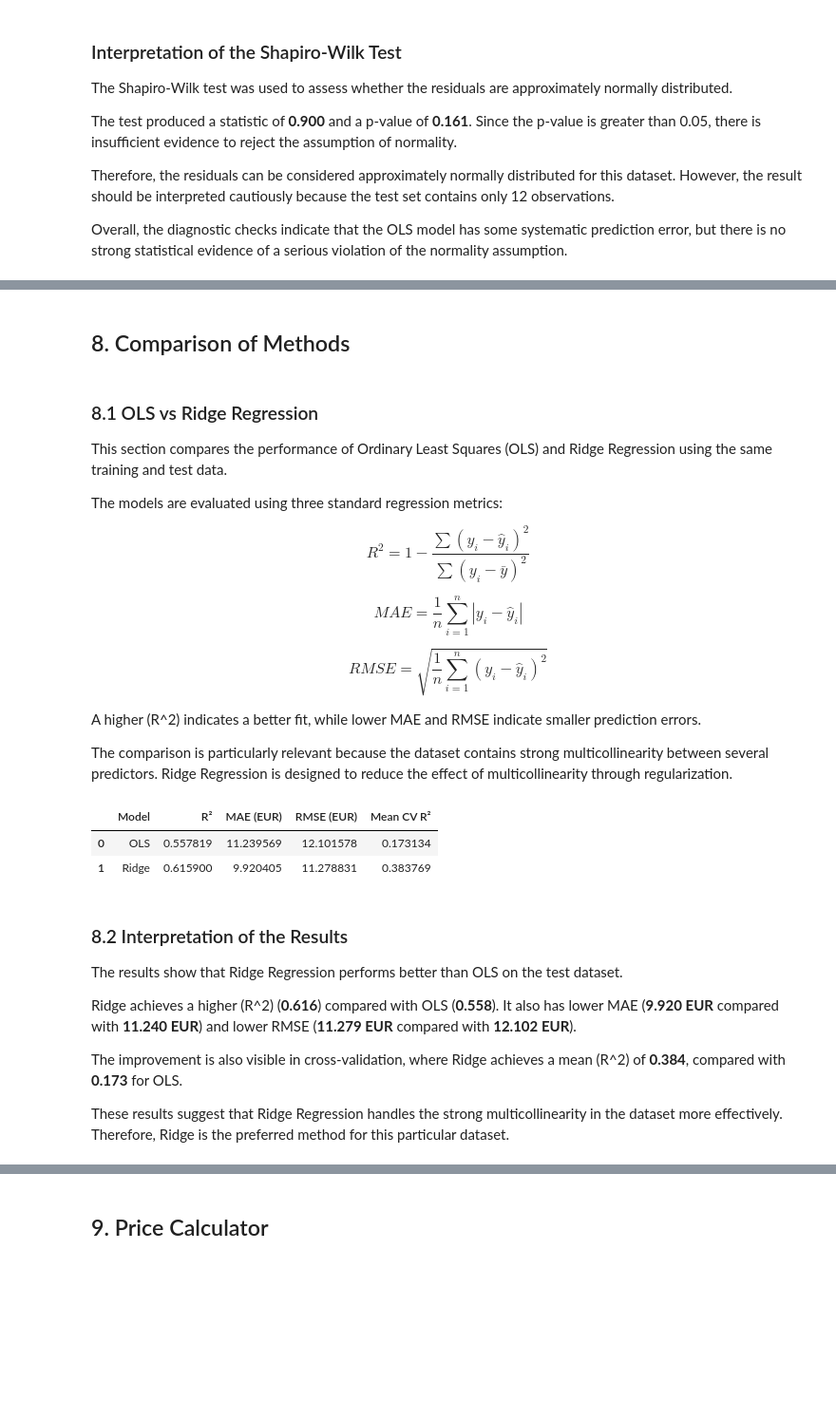
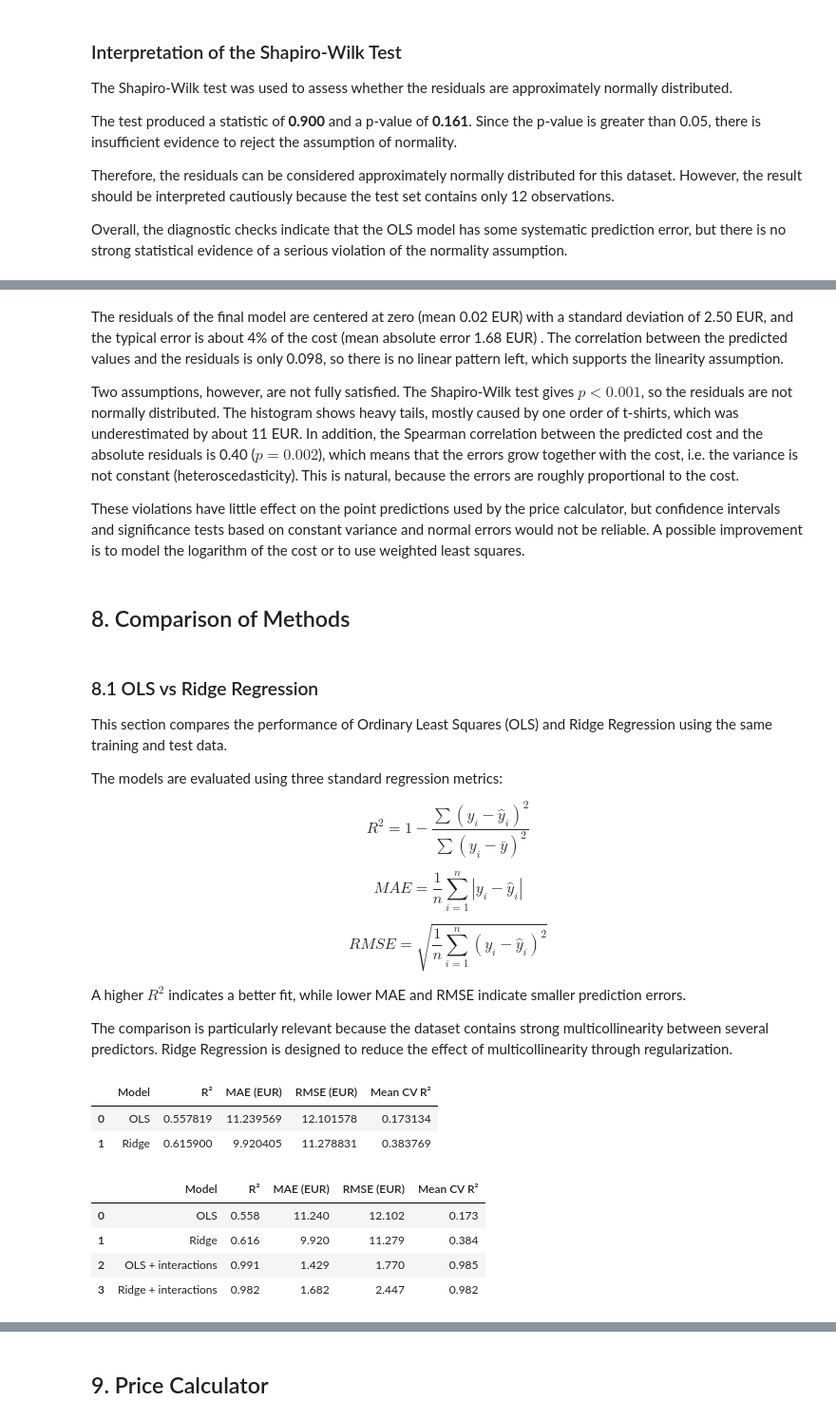
Before and after one commit to qnaatanasova86-tech/sublimation-pricing-model, a Jupyter notebook: pricing_model.ipynb, the cells around one changed output, grey strips where cells are left out. Shown at 95% size. Saved outputs shown, nothing was run; the diff lists cells and outputs as text; code cells hidden in the pictures; blank space fills up the shorter version.

```diff
--- a/pricing_model.ipynb
+++ b/pricing_model.ipynb
@@ -876,0 +810,15 @@ For this dataset, Ridge Regression provides better predictive performance and be
+# %%
+product_cols = [c for c in X_df.columns if c.startswith("product_type_")]
+
+X_int_df = X_df.copy()
+for col in product_cols:
+    X_int_df[f"quantity_x_{col}"] = X_df["quantity"] * X_df[col]
+
+X_int = np.column_stack([np.ones(len(X_int_df)), X_int_df.to_numpy()])
+print("Number of columns in X (with intercept):", X_int.shape[1])
+
+beta_int = np.linalg.inv(X_int.T @ X_int) @ X_int.T @ y
+
+names_int = ["intercept"] + list(X_int_df.columns)
+for name, b in zip(names_int, beta_int):
+    print(f"{name:35s} {b:8.3f}")
@@ -876,0 +860,26 @@ For this dataset, Ridge Regression provides better predictive performance and be
+# %%
+Xi_train, Xi_test, yi_train, yi_test = train_test_split(
+    X_int, y, test_size=0.20, random_state=42
+)
+
+ols_int = LinearRegression().fit(Xi_train, yi_train)
+ridge_int = Pipeline([
+    ("scaler", StandardScaler()),
+    ("ridge", Ridge(alpha=1.0))
+]).fit(Xi_train, yi_train)
+
+rows = []
+for name, model in [("OLS + interactions", ols_int),
+                    ("Ridge + interactions", ridge_int)]:
+    pred = model.predict(Xi_test)
+    cv_int = cross_val_score(model, X_int, y, cv=5, scoring="r2")
+    rows.append({
+        "Model": name,
+        "R²": r2_score(yi_test, pred),
+        "MAE (EUR)": mean_absolute_error(yi_test, pred),
+        "RMSE (EUR)": np.sqrt(mean_squared_error(yi_test, pred)),
+        "Mean CV R²": cv_int.mean(),
+    })
+
+comparison_int = pd.DataFrame(rows)
+comparison_int.round(3)
@@ -996,3 +1068,9 @@ Overall, the diagnostic checks indicate that the OLS model has some systematic p
+# %% [markdown]
+The residuals of the final model are centered at zero (mean 0.02 EUR) with a standard deviation of 2.50 EUR, and the typical error is about 4% of the cost (mean absolute error 1.68 EUR) . The correlation between the predicted values and the residuals is only 0.098, so there is no linear pattern left, which supports the linearity assumption.
+
+Two assumptions, however, are not fully satisfied. The Shapiro-Wilk test gives $p < 0.001$, so the residuals are not normally distributed. The histogram shows heavy tails, mostly caused by one order of t-shirts, which was underestimated by about 11 EUR. In addition, the Spearman correlation between the predicted cost and the absolute residuals is 0.40 ($p = 0.002$), which means that the errors grow together with the cost, i.e. the variance is not constant (heteroscedasticity). This is natural, because the errors are roughly proportional to the cost.
+
+These violations have little effect on the point predictions used by the price calculator, but confidence intervals and significance tests based on constant variance and normal errors would not be reliable. A possible improvement is to model the logarithm of the cost or to use weighted least squares.
 # %% [markdown]
 ## 8. Comparison of Methods
 # %% [markdown]
@@ -1014,7 +1092,7 @@ $$
 RMSE = \sqrt{\frac{1}{n}\sum_{i=1}^{n}(y_i-\hat{y}_i)^2}
 $$
 
-A higher \(R^2\) indicates a better fit, while lower MAE and RMSE indicate smaller prediction errors.
+A higher $R^2$ indicates a better fit, while lower MAE and RMSE indicate smaller prediction errors.
 
 The comparison is particularly relevant because the dataset contains strong multicollinearity between several predictors. Ridge Regression is designed to reduce the effect of multicollinearity through regularization.
 # %%
@@ -1023,13 +1101,12 @@ comparison
 |  | Model | R² | MAE (EUR) | RMSE (EUR) | Mean CV R² |
 | 0 | OLS | 0.557819 | 11.239569 | 12.101578 | 0.173134 |
 | 1 | Ridge | 0.615900 | 9.920405 | 11.278831 | 0.383769 |
-# %% [markdown]
-### 8.2 Interpretation of the Results
-
-The results show that Ridge Regression performs better than OLS on the test dataset.
-
-Ridge achieves a higher \(R^2\) (**0.616**) compared with OLS (**0.558**). It also has lower MAE (**9.920 EUR** compared with **11.240 EUR**) and lower RMSE (**11.279 EUR** compared with **12.102 EUR**).
-
-The improvement is also visible in cross-validation, where Ridge achieves a mean \(R^2\) of **0.384**, compared with **0.173** for OLS.
-
-These results suggest that Ridge Regression handles the strong multicollinearity in the dataset more effectively. Therefore, Ridge is the preferred method for this particular dataset.
+# %%
+comparison_all = pd.concat([comparison, comparison_int], ignore_index=True)
+comparison_all.round(3)
+# %% [output]
+|  | Model | R² | MAE (EUR) | RMSE (EUR) | Mean CV R² |
+| 0 | OLS | 0.558 | 11.240 | 12.102 | 0.173 |
+| 1 | Ridge | 0.616 | 9.920 | 11.279 | 0.384 |
+| 2 | OLS + interactions | 0.991 | 1.429 | 1.770 | 0.985 |
+| 3 | Ridge + interactions | 0.982 | 1.682 | 2.447 | 0.982 |
```
Also changed, not shown: parts of 46 cells of this notebook.
